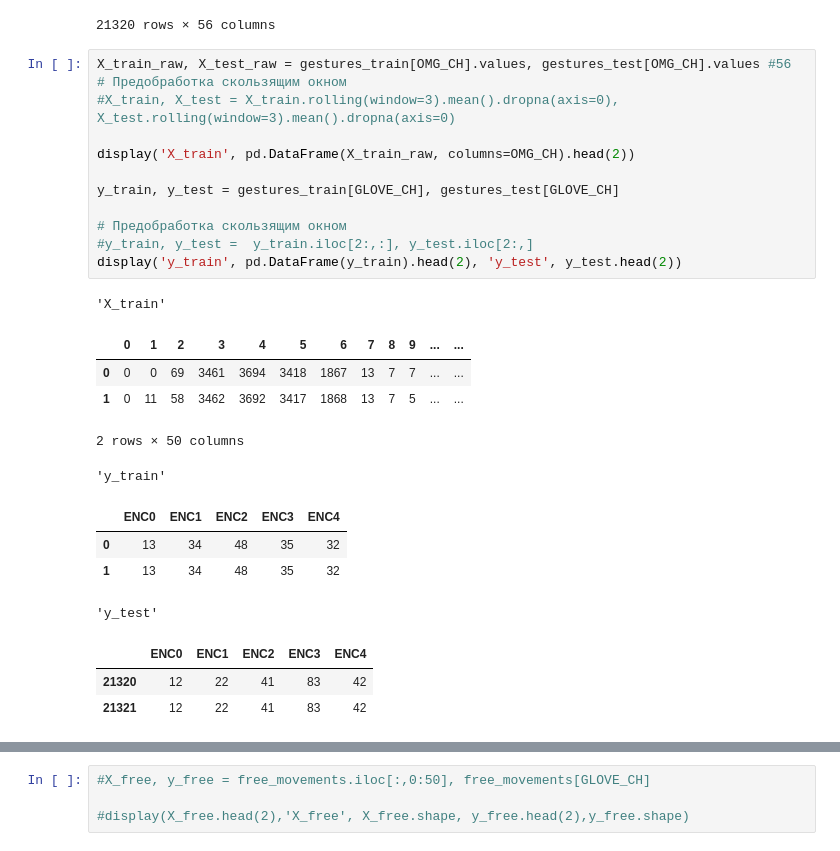
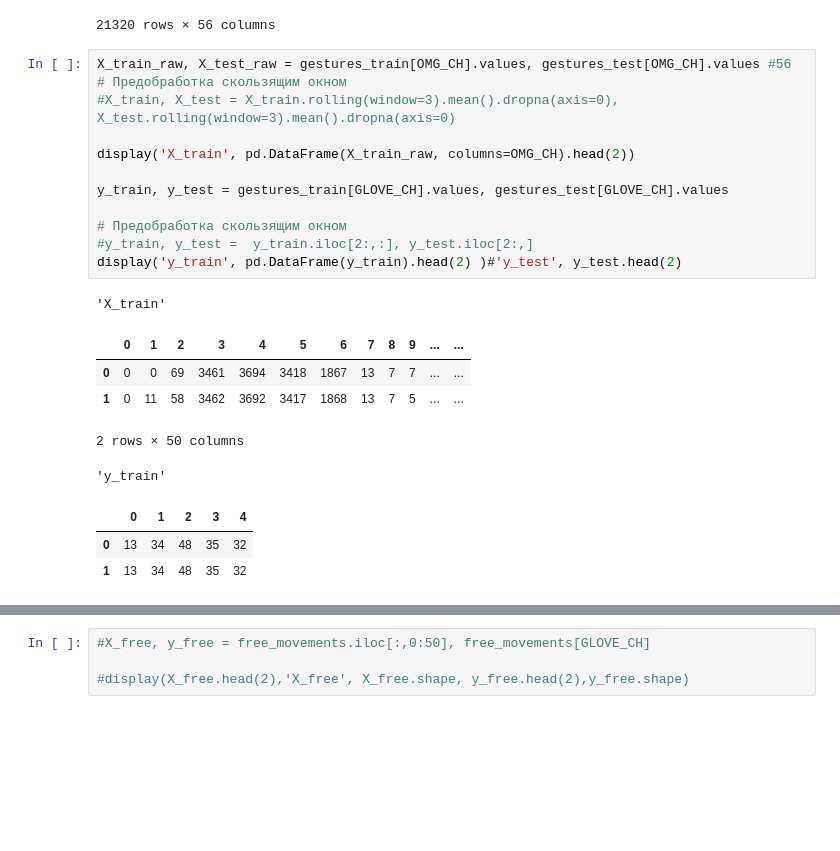
Before and after one commit to Internship-moto/Gestures_3, a Jupyter notebook: notebooks/Gestures_2.ipynb, the cells around one changed output, grey strips where cells are left out. Drawn from its saved outputs; the diff is of its cells as text; blank space fills up the shorter version.

```diff
--- a/notebooks/Gestures_2.ipynb
+++ b/notebooks/Gestures_2.ipynb
@@ -365,28 +365,24 @@ gestures_train[OMG_CH + GYR_CH + ACC_CH ]
 # %%
 X_train_raw, X_test_raw = gestures_train[OMG_CH].values, gestures_test[OMG_CH].values #56
 # Предобработка скользящим окном
 #X_train, X_test = X_train.rolling(window=3).mean().dropna(axis=0), X_test.rolling(window=3).mean().dropna(axis=0)
 
 display('X_train', pd.DataFrame(X_train_raw, columns=OMG_CH).head(2))
 
-y_train, y_test = gestures_train[GLOVE_CH], gestures_test[GLOVE_CH]
+y_train, y_test = gestures_train[GLOVE_CH].values, gestures_test[GLOVE_CH].values
 
 # Предобработка скользящим окном
 #y_train, y_test =  y_train.iloc[2:,:], y_test.iloc[2:,]
-display('y_train', pd.DataFrame(y_train).head(2), 'y_test', y_test.head(2))
+display('y_train', pd.DataFrame(y_train).head(2) )#'y_test', y_test.head(2)
 # %% [output]
 'X_train'
 |  | 0 | 1 | 2 | 3 | 4 | 5 | 6 | 7 | 8 | 9 | ... | ... |
 | 0 | 0 | 0 | 69 | 3461 | 3694 | 3418 | 1867 | 13 | 7 | 7 | ... | ... |
 | 1 | 0 | 11 | 58 | 3462 | 3692 | 3417 | 1868 | 13 | 7 | 5 | ... | ... |
 2 rows × 50 columns
 'y_train'
-|  | ENC0 | ENC1 | ENC2 | ENC3 | ENC4 |
+|  | 0 | 1 | 2 | 3 | 4 |
 | 0 | 13 | 34 | 48 | 35 | 32 |
 | 1 | 13 | 34 | 48 | 35 | 32 |
-'y_test'
-|  | ENC0 | ENC1 | ENC2 | ENC3 | ENC4 |
-| 21320 | 12 | 22 | 41 | 83 | 42 |
-| 21321 | 12 | 22 | 41 | 83 | 42 |
 # %%
 get_signals_plot(X_train_raw, y_train, 'Protocol gestures')
```
Also changed, not shown: parts of 2 cells of this notebook.
